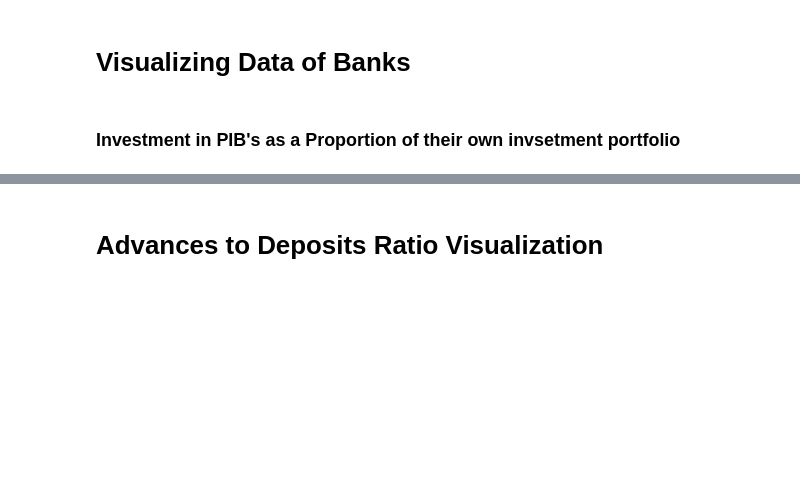
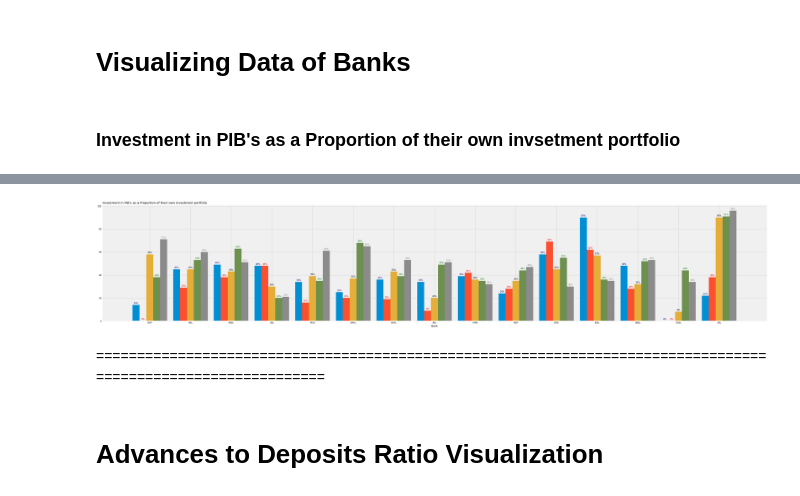
Before and after one commit to Nomantariq12/banking_data_visualization, a Jupyter notebook: Banking Data Vizualization.ipynb, the cells around one changed output, grey strips where cells are left out. Drawn from its saved outputs; the diff is of its cells as text; code cells hidden in the pictures; blank space fills up the shorter version.

```diff
--- a/Banking Data Vizualization.ipynb
+++ b/Banking Data Vizualization.ipynb
@@ -52,3 +68,3 @@ data
 # %%
 # setting the width of the bar plot
-width = 0.15
+width = 0.17
@@ -94,3 +74,48 @@ plt.show()
+# %%
+#Bar Plot for Row 1
+plt.bar(x - (width * 2), data.iloc[0,:], width=width)
+#This is the representation of percetagne above each bar plot.
+for i in range(len(x)):
+    plt.text(i - (width * 2), data.iloc[0,i]+1, str(data.iloc[0, i]) + "%", ha="center", va="baseline",
+            color="darkblue")
+
+#Bar Plot for Row 2
+plt.bar(x - width, data.iloc[1,:], width=width)
+#This is the representation of percetagne above each bar plot.
+for i in range(len(x)):
+    plt.text(i - width, data.iloc[1,i]+1, str(data.iloc[1, i]) + "%", ha="center", va="baseline",
+            color="red")
+
+#Bar Plot for Row 3
+plt.bar(x, data.iloc[2, :], width=width)
+#This is the representation of percetagne above each bar plot.
+for i in range(len(x)):
+    plt.text(i, data.iloc[2,i]+1, str(data.iloc[2, i]) + "%", ha="center", va="baseline")
+
+#Bar Plot for Row 4
+plt.bar(x + width, data.iloc[3, :], width=width)
+#This is the representation of percetagne above each bar plot.
+for i in range(len(x)):
+    plt.text(i + width, data.iloc[3, i]+1, str(data.iloc[3,i]) + "%", ha="center", va="baseline",
+             color="green")
+
+#Bar Plot for Row 5
+plt.bar(x + (width * 2), data.iloc[4, :], width=width)
+for i in range(len(x)):
+    plt.text(i + (width * 2), data.iloc[4,i]+1, str(data.iloc[4,i])+"%", ha="center", va="baseline",
+            color="grey")
+
+# Title, and x-axis labels
+plt.title("Investment in PIB's as a Proportion of their own investment portfolio", loc="left")
+plt.xlabel("Bank")
+# Replacing x Values(that are just numbers) to Bank Names
+plt.xticks(x, data.columns.str.upper())
+plt.savefig("Investment_In_PIB's.png")
+plt.show()
+# %% [output]
+[figure, added]
+# %% [markdown]
+==============================================================================================================
 # %% [markdown]
 # Advances to Deposits Ratio Visualization
 # %%
```
Also changed, not shown: parts of 10 cells of this notebook.
